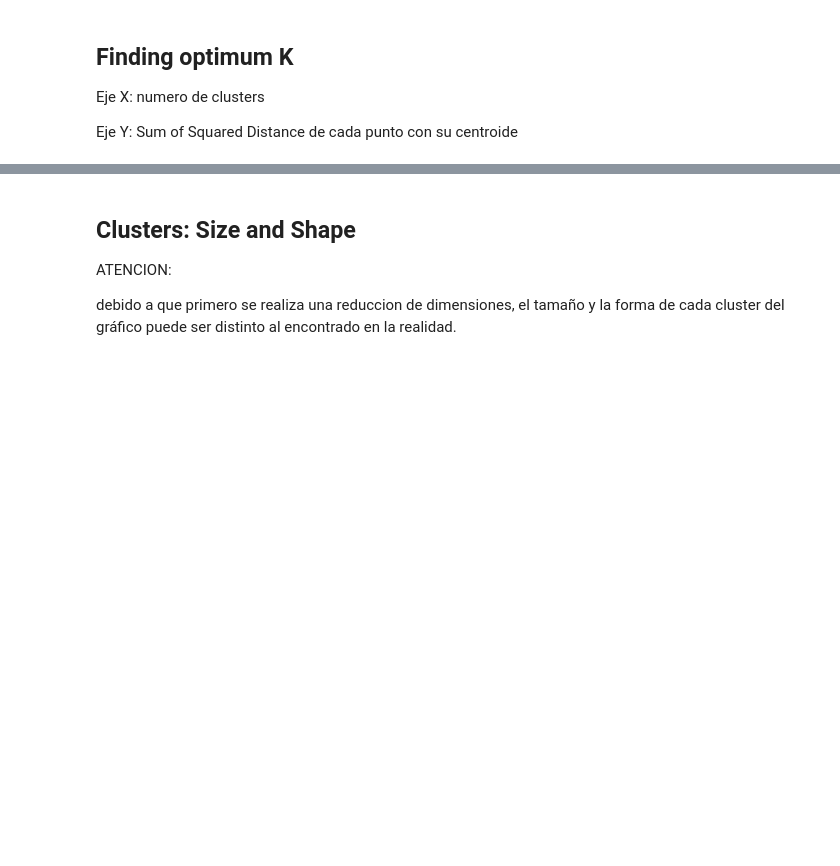
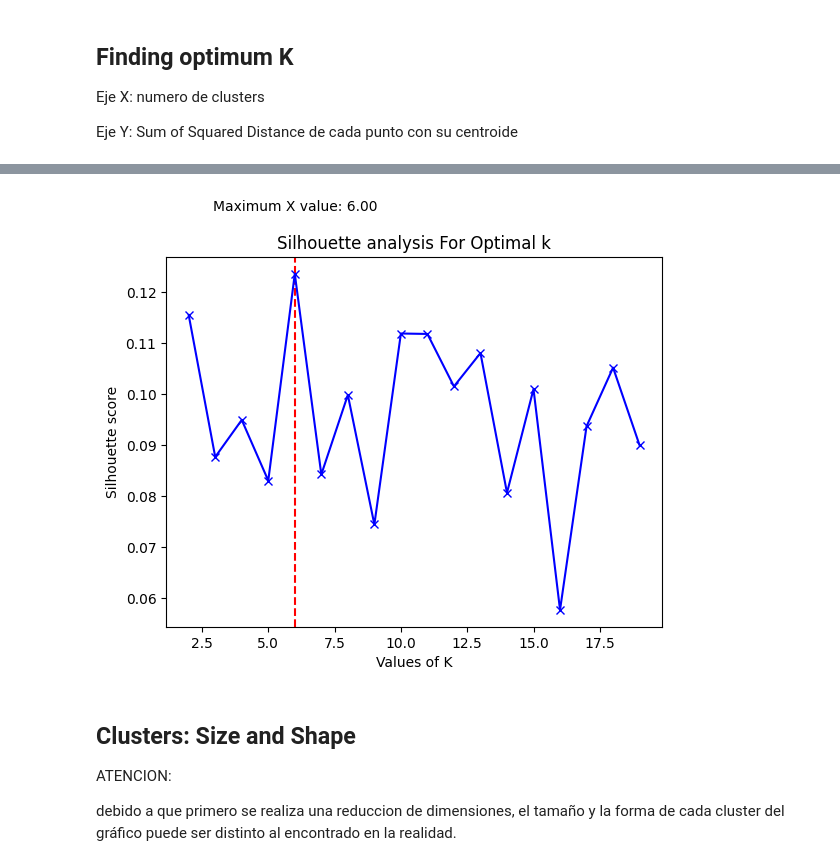
Before and after one commit to felipeaguirre66/PoliticsNLP, a Jupyter notebook: Summarization/summarization.ipynb, the cells around one changed output, grey strips where cells are left out. Saved outputs shown, nothing was run; the diff lists cells and outputs as text; code cells hidden in the pictures; blank space fills up the shorter version.

```diff
--- a/Summarization/summarization.ipynb
+++ b/Summarization/summarization.ipynb
@@ -48,5 +54,5 @@ Así, los documentos son presentados en el orden en el que más capturan el sign
 from MyModule.SummarizationFunctions import MostRepresentativeDocs
 
 pp_object = Preprocess(lemma=False, stopwords=False)
-mrd = MostRepresentativeDocs(cluster_algorithm='kmeans', min_cluster_size=5, min_samples=15)
+mrd = MostRepresentativeDocs(cluster_algorithm='kmeans')
 # %%
@@ -93,3 +148,7 @@ mrd.elbow_method(data, k_range=[1, 20], pp_object=pp_object)
+# %%
+mrd.plot_elbow_silhouette_score(range_n_clusters=[2,20])
+# %% [output]
+[figure, added]
 # %% [markdown]
 ## Clusters: Size and Shape
 
```
Also changed, not shown: parts of 17 cells of this notebook, 4 other files.
